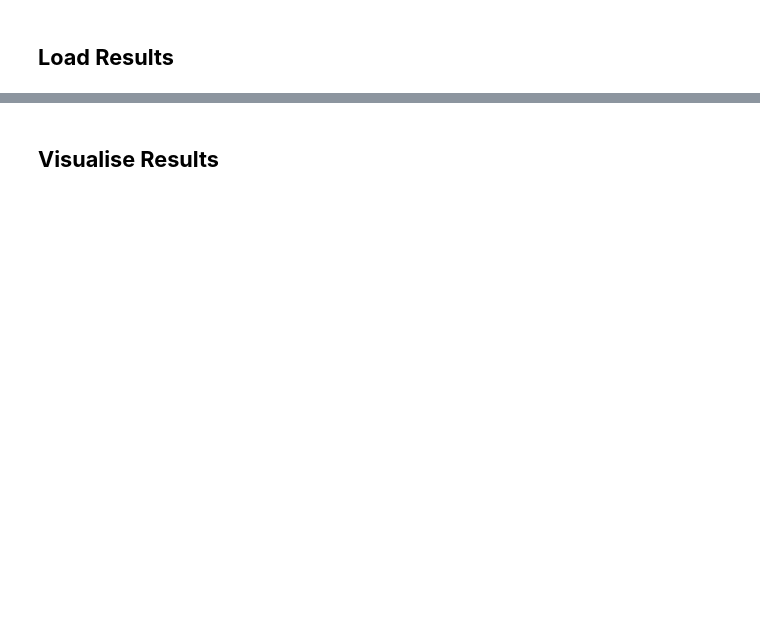
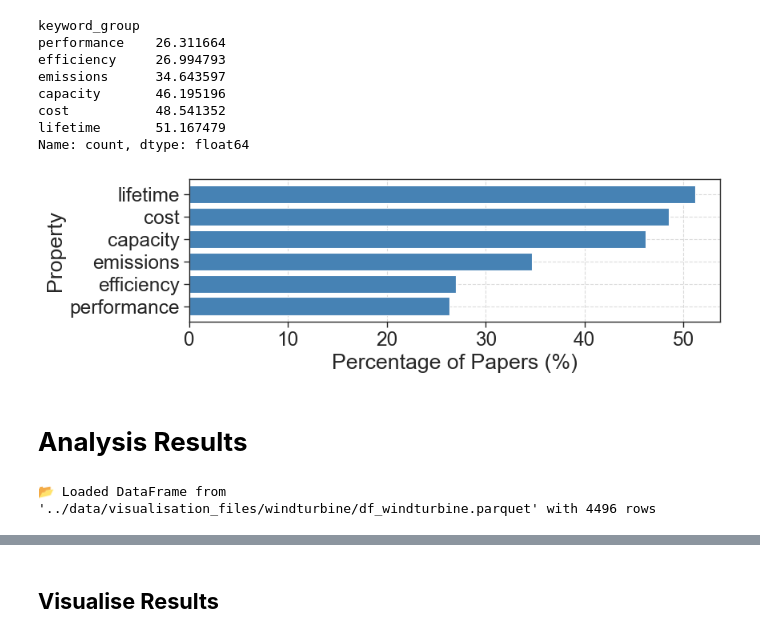
Before and after one commit to FZJ-IEK3-VSA/quinex-energy-system-studies, a Jupyter notebook: notebooks/Step4_QuinexVisualisation.ipynb, the cells around one changed output, grey strips where cells are left out. Saved outputs shown, nothing was run; the diff lists cells and outputs as text; code cells hidden in the pictures; blank space fills up the shorter version.

```diff
--- a/notebooks/Step4_QuinexVisualisation.ipynb
+++ b/notebooks/Step4_QuinexVisualisation.ipynb
@@ -9,0 +47,23 @@ visualisation = QuinexVisualisation()
+# %%
+property_keywords = {
+    "cost": ['cost', 'LCOE', 'LCOH', 'COE', 'Capex', 'Opex'],
+    "lifetime": ["lifetime, durability", "duration", "life"],
+    "capacity": ["capacity", "power output"],
+    "efficiency": ["efficiency"],
+    "emissions": ["CO2", "emission", "GHG", "carbon footprint"],
+    "performance": ["performance", "yield", "output"],
+}
+
+fig, perc = metadata.keywords_distribution(quinex_df, property_keywords, "property", figsize=(9,3))
+print(perc)
+fig.savefig("../data/figures/property_distribution.pdf")
+# %% [output]
+keyword_group
+performance    26.311664
+efficiency     26.994793
+emissions      34.643597
+capacity       46.195196
+cost           48.541352
+lifetime       51.167479
+Name: count, dtype: float64
+[figure, added]
@@ -10,4 +81,7 @@ visualisation = QuinexVisualisation()
 # %% [markdown]
-## **Load Results**
+# **Analysis Results**
 # %%
-technologies_df = visualisation.load_df("../data/visualisation_files/general/df_technologies_cost.parquet")
+#technologies_df = visualisation.load_df("../data/visualisation_files/battery/df_battery_lifetime2.parquet")
+technologies_df = visualisation.load_df("../data/visualisation_files/windturbine/df_windturbine.parquet")
+# %% [output]
+📂 Loaded DataFrame from '../data/visualisation_files/windturbine/df_windturbine.parquet' with 4496 rows
```
Also changed, not shown: parts of 22 cells of this notebook, 11 other files.
